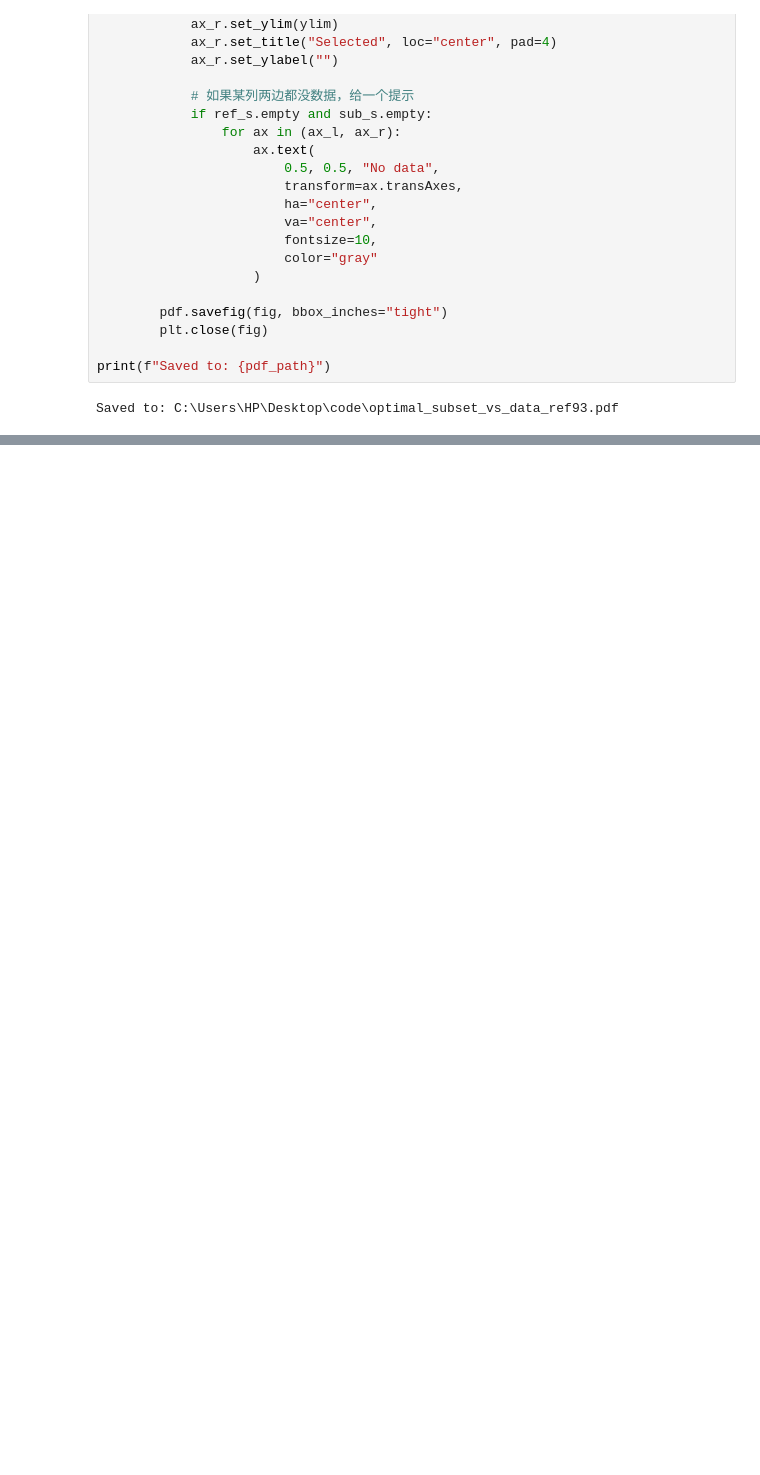
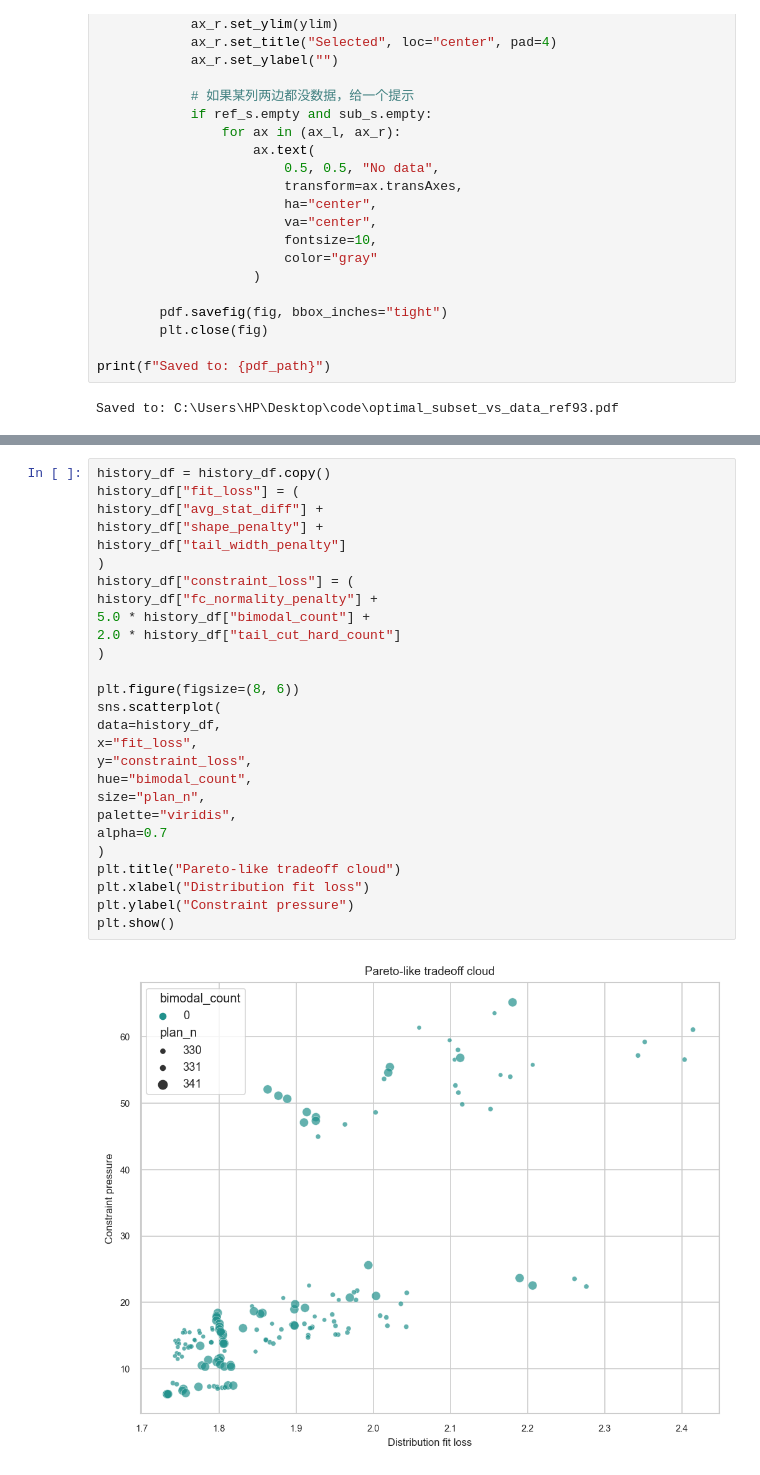
Before and after one commit to YEYANGQING602/Math-and-Statistic, a Jupyter notebook: 666.ipynb, the cells around one changed output, grey strips where cells are left out. Cells and saved outputs as stored; diff of their text form; blank space fills up the shorter version.

```diff
--- a/666.ipynb
+++ b/666.ipynb
@@ -1473,0 +1567,29 @@ Saved to: C:\Users\HP\Desktop\code\optimal_subset_vs_data_ref93.pdf
+# %%
+history_df = history_df.copy()
+history_df["fit_loss"] = (
+history_df["avg_stat_diff"] +
+history_df["shape_penalty"] +
+history_df["tail_width_penalty"]
+)
+history_df["constraint_loss"] = (
+history_df["fc_normality_penalty"] +
+5.0 * history_df["bimodal_count"] +
+2.0 * history_df["tail_cut_hard_count"]
+)
+
+plt.figure(figsize=(8, 6))
+sns.scatterplot(
+data=history_df,
+x="fit_loss",
+y="constraint_loss",
+hue="bimodal_count",
+size="plan_n",
+palette="viridis",
+alpha=0.7
+)
+plt.title("Pareto-like tradeoff cloud")
+plt.xlabel("Distribution fit loss")
+plt.ylabel("Constraint pressure")
+plt.show()
+# %% [output]
+[figure, added]
```
Also changed, not shown: parts of 7 cells of this notebook.
